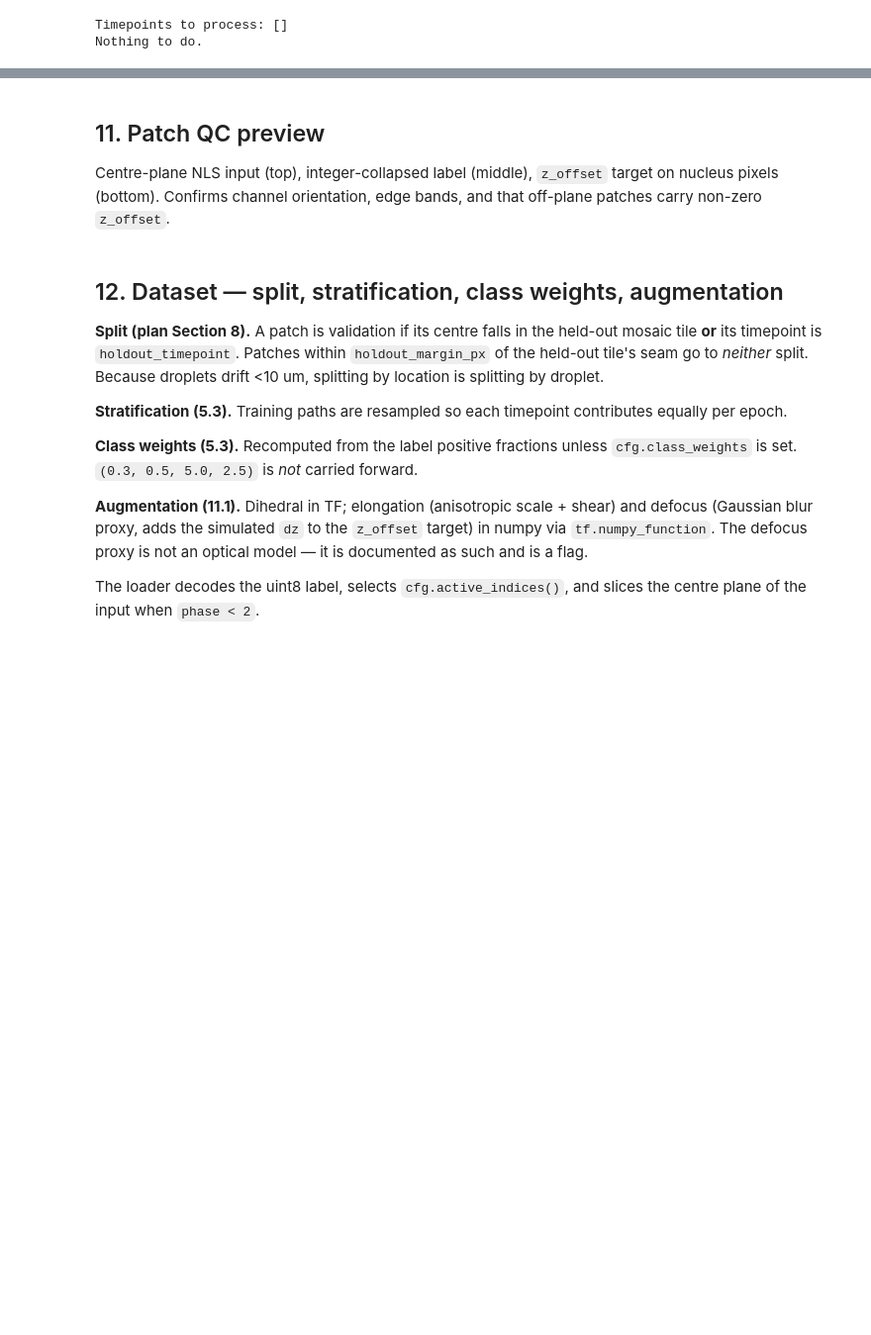
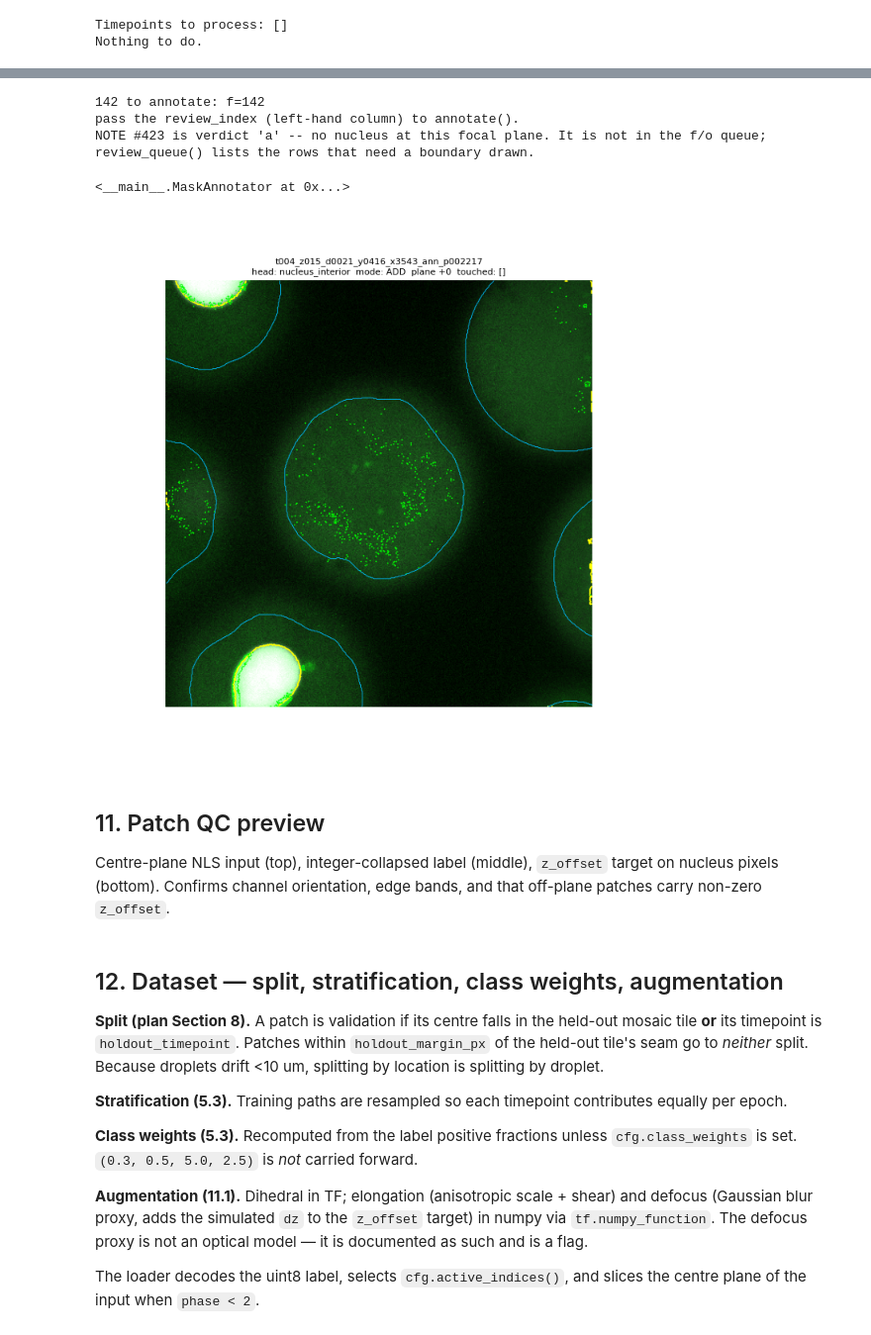
Before and after one commit to Tdeibert/Nuclear_Scaling_ML, a Jupyter notebook: notebooks/model_training/vulcan_training_2_0cheaha.ipynb, the cells around one changed output, grey strips where cells are left out. Shown at 99% size. Saved outputs shown, nothing was run; the diff lists cells and outputs as text; code cells hidden in the pictures; blank space fills up the shorter version.

```diff
--- a/notebooks/model_training/vulcan_training_2_0cheaha.ipynb
+++ b/notebooks/model_training/vulcan_training_2_0cheaha.ipynb
@@ -279,7 +237,7 @@ class PipelineConfig:
     image_filename: str = "control_extract_1.1.tif"
 
     # ---- Phase ----
-    phase: int = 1
+    phase: int = 4
 
     # ---- Image metadata (from the acquisition sidecar, see 1.1) ----
     pixel_size_um: float = None
@@ -3187,3 +2964,13 @@ class MaskAnnotator:
+# %%
+%matplotlib widget
+review_queue()
+annotate(423)
+# %% [output]
+142 to annotate: f=142
+pass the review_index (left-hand column) to annotate().
+NOTE #423 is verdict 'a' -- no nucleus at this focal plane. It is not in the f/o queue; review_queue() lists the rows that need a boundary drawn.
+<__main__.MaskAnnotator at 0x...>
+[figure, added]
 # %% [markdown]
 ## 11. Patch QC preview
 
```
Also changed, not shown: parts of 31 cells of this notebook, 1 other file.
